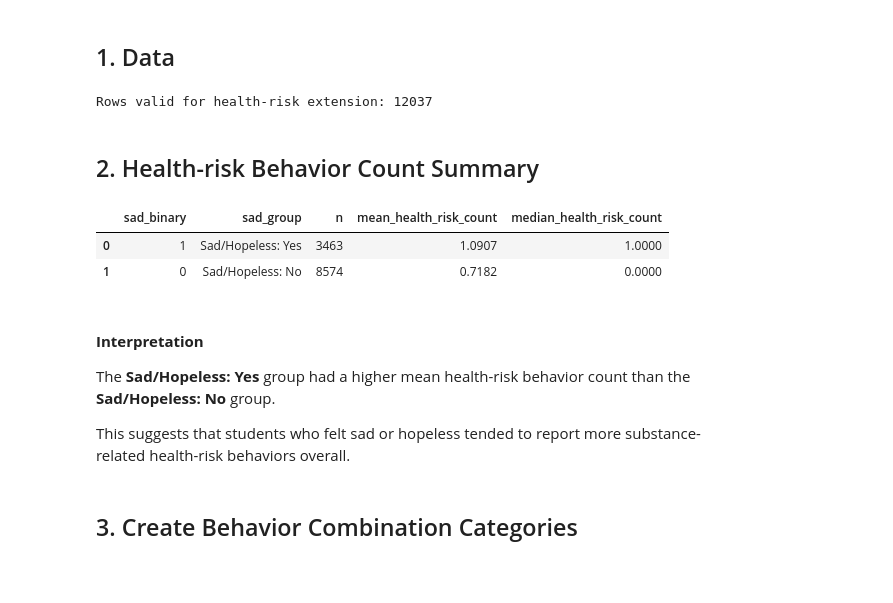
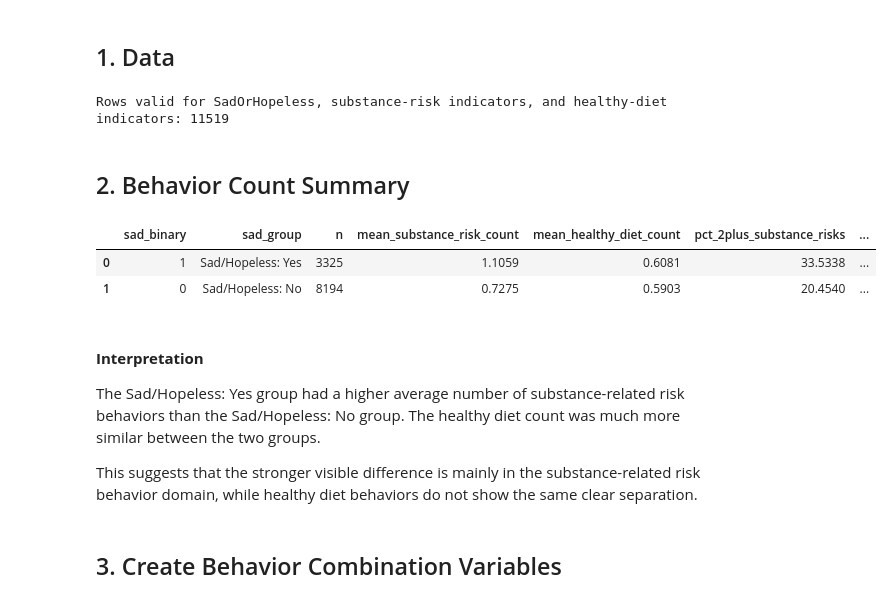
Before and after one commit to asd854026/2026-Spring-Stat2-Cycle3, a Jupyter notebook: notebooks/02_EDA_Additional.ipynb, the cells around one changed output. Cells and saved outputs as stored; diff of their text form; code cells hidden in the pictures; blank space fills up the shorter version.

```diff
--- a/notebooks/02_EDA_Additional.ipynb
+++ b/notebooks/02_EDA_Additional.ipynb
@@ -13,7 +13,8 @@ import matplotlib.pyplot as plt
 # ------------------------------------------------------------
 ROOT = Path.cwd().resolve().parent
 
-HEALTH_RISK_PROCESSED_PATH = ROOT / "data" / "processed" / "yrbs_cycle3_health_risk_processed_only.csv"
+PROCESSED_PATH = ROOT / "data" / "processed" / "yrbs_cycle3_substance_diet_processed_only.csv"
+
 FIG_DIR = ROOT / "outputs" / "figures"
 TAB_DIR = ROOT / "outputs" / "tables"
 
@@ -24,9 +25,9 @@ pd.set_option("display.max_columns", 50)
 pd.set_option("display.float_format", "{:.4f}".format)
 
 # ------------------------------------------------------------
-# Load processed-only health-risk data
+# Load processed-only data
 # ------------------------------------------------------------
-health_risk = pd.read_csv(HEALTH_RISK_PROCESSED_PATH)
+analysis = pd.read_csv(PROCESSED_PATH)
 
 required_cols = [
     "sad_binary",
@@ -34,49 +35,56 @@ required_cols = [
     "smoker_binary",
     "alcohol_binary",
     "marijuana_binary",
-    "health_risk_behavior_count"
+    "substance_risk_count",
+    "fruit_daily_binary",
+    "green_salad_daily_binary",
+    "other_vegetable_daily_binary",
+    "healthy_diet_count"
 ]
 
-missing_cols = [col for col in required_cols if col not in health_risk.columns]
+missing_cols = [col for col in required_cols if col not in analysis.columns]
 if missing_cols:
     raise ValueError(f"Missing required columns: {missing_cols}. Please rerun 01_DataCheck.ipynb first.")
 
-print("Rows valid for health-risk extension:", len(health_risk))
+for col in required_cols:
+    if col != "sad_group":
+        analysis[col] = analysis[col].astype(int)
+
+print("Rows valid for SadOrHopeless, substance-risk indicators, and healthy-diet indicators:", len(analysis))
 # %% [output]
-Rows valid for health-risk extension: 12037
+Rows valid for SadOrHopeless, substance-risk indicators, and healthy-diet indicators: 11519
 # %% [markdown]
-## 2. Health-risk Behavior Count Summary
+## 2. Behavior Count Summary
 # %%
-health_risk_summary = (
-    health_risk
+profile_summary = (
+    analysis
     .groupby(["sad_binary", "sad_group"], as_index=False)
     .agg(
-        n=("health_risk_behavior_count", "count"),
-        mean_health_risk_count=("health_risk_behavior_count", "mean"),
-        median_health_risk_count=("health_risk_behavior_count", "median")
+        n=("sad_binary", "count"),
+        mean_substance_risk_count=("substance_risk_count", "mean"),
+        mean_healthy_diet_count=("healthy_diet_count", "mean"),
+        pct_2plus_substance_risks=("substance_risk_count", lambda x: (x >= 2).mean() * 100),
+        pct_2plus_healthy_diet_behaviors=("healthy_diet_count", lambda x: (x >= 2).mean() * 100)
     )
+    .sort_values("sad_binary", ascending=False)
+    .reset_index(drop=True)
 )
 
-health_risk_summary = health_risk_summary.sort_values(
-    "sad_binary",
-    ascending=False
-).reset_index(drop=True)
-
-health_risk_summary.to_csv(
-    TAB_DIR / "02_health_risk_behavior_count_summary_by_sad_group.csv",
+profile_summary.to_csv(
+    TAB_DIR / "02_substance_diet_behavior_count_summary_by_sad_group.csv",
     index=False
 )
 
-display(health_risk_summary)
+display(profile_summary)
 # %% [output]
-|  | sad_binary | sad_group | n | mean_health_risk_count | median_health_risk_count |
-| 0 | 1 | Sad/Hopeless: Yes | 3463 | 1.0907 | 1.0000 |
-| 1 | 0 | Sad/Hopeless: No | 8574 | 0.7182 | 0.0000 |
+|  | sad_binary | sad_group | n | mean_substance_risk_count | mean_healthy_diet_count | pct_2plus_substance_risks | ... |
+| 0 | 1 | Sad/Hopeless: Yes | 3325 | 1.1059 | 0.6081 | 33.5338 | ... |
+| 1 | 0 | Sad/Hopeless: No | 8194 | 0.7275 | 0.5903 | 20.4540 | ... |
 # %% [markdown]
 #### **Interpretation**
 
-The **Sad/Hopeless: Yes** group had a higher mean health-risk behavior count than the **Sad/Hopeless: No** group.
+The Sad/Hopeless: Yes group had a higher average number of substance-related risk behaviors than the Sad/Hopeless: No group. The healthy diet count was much more similar between the two groups.
 
-This suggests that students who felt sad or hopeless tended to report more substance-related health-risk behaviors overall.
+This suggests that the stronger visible difference is mainly in the substance-related risk behavior domain, while healthy diet behaviors do not show the same clear separation.
 # %% [markdown]
-## 3. Create Behavior Combination Categories
+## 3. Create Behavior Combination Variables
```
Also changed, not shown: parts of 18 cells of this notebook, 33 other files.
